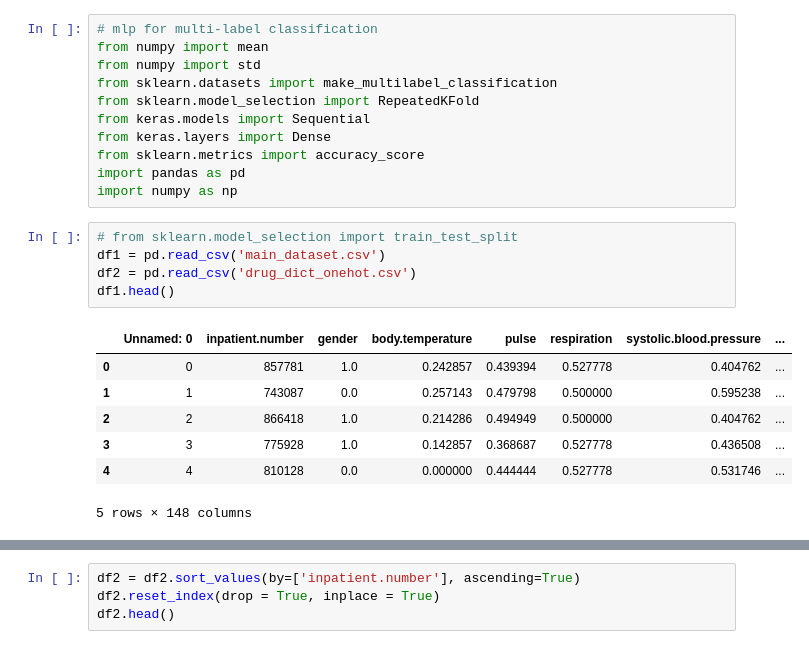
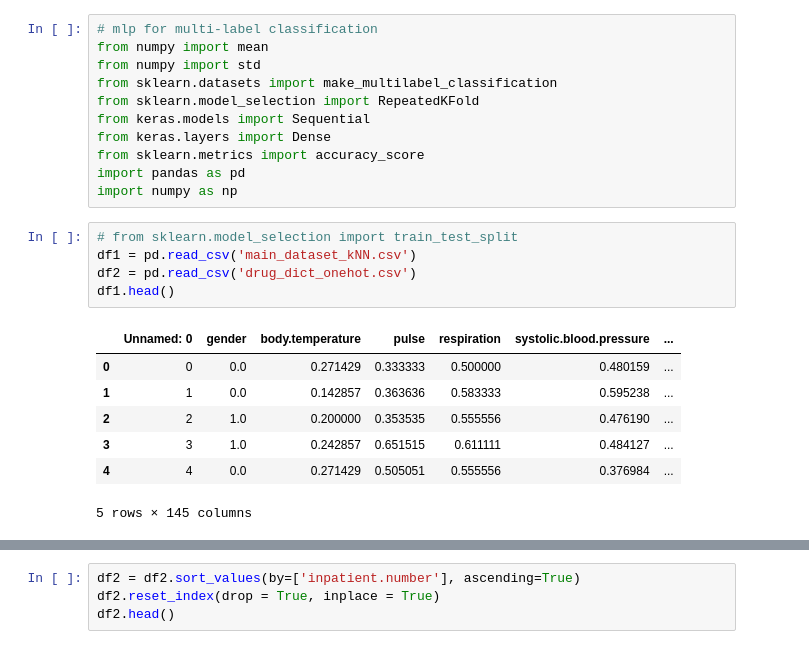
Before and after one commit to Vikram-Shenoy/Computational-Models, a Jupyter notebook: Model_1.ipynb, the cells around one changed output, grey strips where cells are left out. Cells and saved outputs as stored; diff of their text form.

```diff
--- a/Model_1.ipynb
+++ b/Model_1.ipynb
@@ -11,15 +11,15 @@ import pandas as pd
 import numpy as np
 # %%
 # from sklearn.model_selection import train_test_split
-df1 = pd.read_csv('main_dataset.csv')
+df1 = pd.read_csv('main_dataset_kNN.csv')
 df2 = pd.read_csv('drug_dict_onehot.csv')
 df1.head()
 # %% [output]
-|  | Unnamed: 0 | inpatient.number | gender | body.temperature | pulse | respiration | systolic.blood.pressure | ... |
-| 0 | 0 | 857781 | 1.0 | 0.242857 | 0.439394 | 0.527778 | 0.404762 | ... |
-| 1 | 1 | 743087 | 0.0 | 0.257143 | 0.479798 | 0.500000 | 0.595238 | ... |
-| 2 | 2 | 866418 | 1.0 | 0.214286 | 0.494949 | 0.500000 | 0.404762 | ... |
-| 3 | 3 | 775928 | 1.0 | 0.142857 | 0.368687 | 0.527778 | 0.436508 | ... |
-| 4 | 4 | 810128 | 0.0 | 0.000000 | 0.444444 | 0.527778 | 0.531746 | ... |
+|  | Unnamed: 0 | gender | body.temperature | pulse | respiration | systolic.blood.pressure | ... |
+| 0 | 0 | 0.0 | 0.271429 | 0.333333 | 0.500000 | 0.480159 | ... |
+| 1 | 1 | 0.0 | 0.142857 | 0.363636 | 0.583333 | 0.595238 | ... |
+| 2 | 2 | 1.0 | 0.200000 | 0.353535 | 0.555556 | 0.476190 | ... |
+| 3 | 3 | 1.0 | 0.242857 | 0.651515 | 0.611111 | 0.484127 | ... |
+| 4 | 4 | 0.0 | 0.271429 | 0.505051 | 0.555556 | 0.376984 | ... |
-5 rows × 148 columns
+5 rows × 145 columns
 # %%
```
Also changed, not shown: parts of 9 cells of this notebook, 3 other files.
